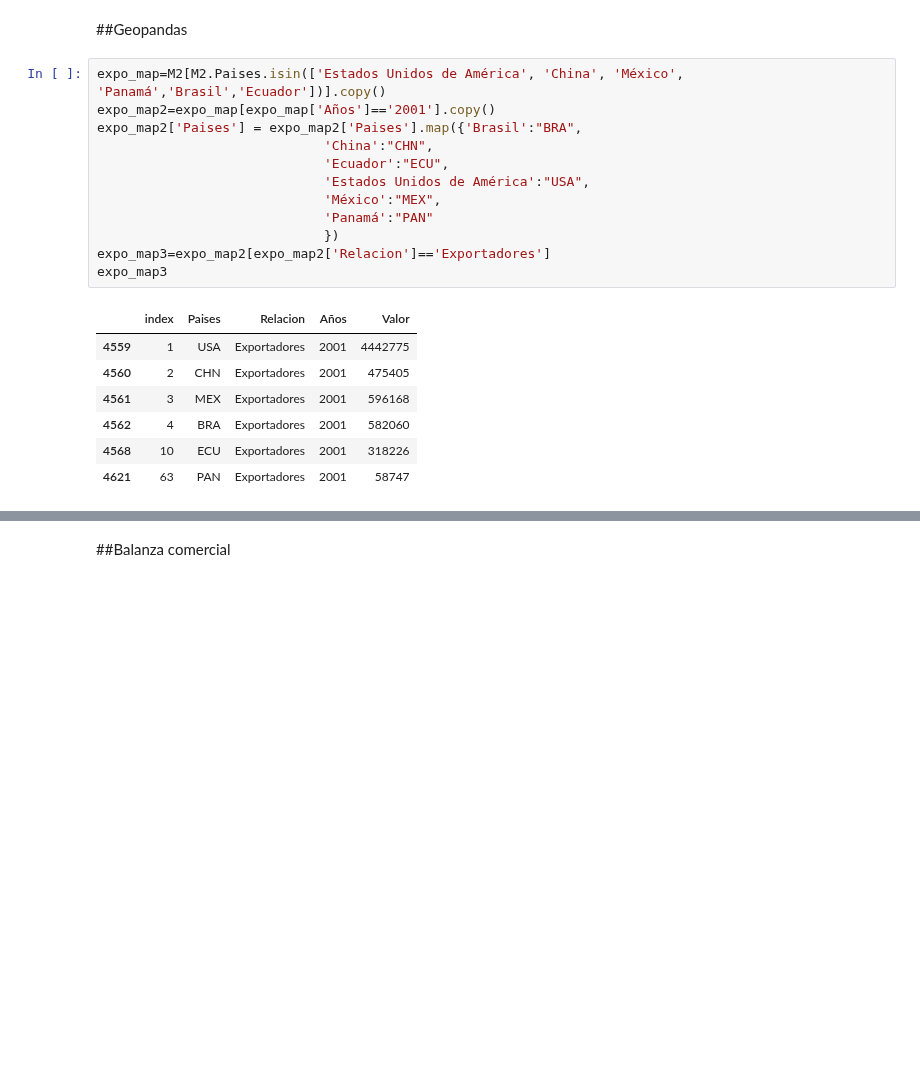
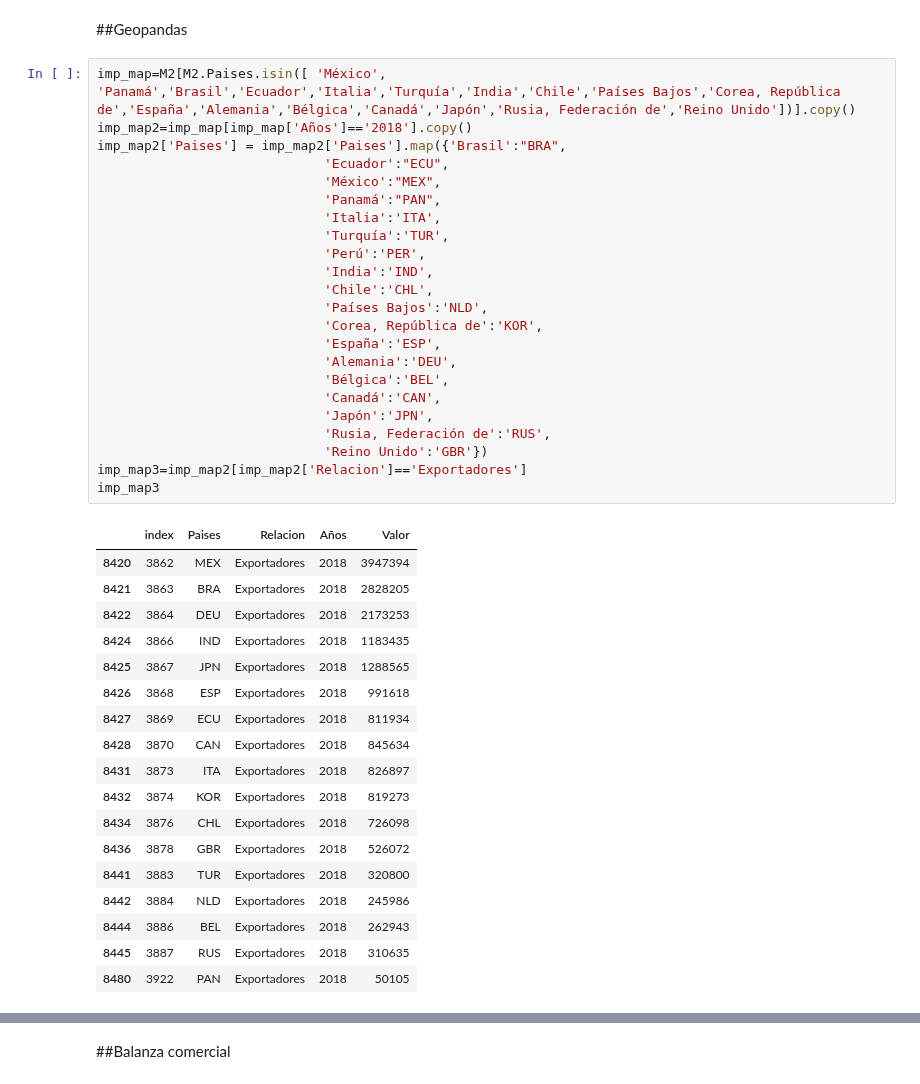
Before and after one commit to LuchoValr/Semillero, a Jupyter notebook: Proyecto_semillero_Avance1.ipynb, the cells around one changed output, grey strips where cells are left out. Cells and saved outputs as stored; diff of their text form; blank space fills up the shorter version.

```diff
--- a/Proyecto_semillero_Avance1.ipynb
+++ b/Proyecto_semillero_Avance1.ipynb
@@ -268,24 +268,46 @@ ax2.legend(['Tasa de desempleo de Colombia'],prop = {'size': 10},loc='upper left
 [figure]
 # %% [markdown]
 ##Geopandas
-# %%
-expo_map=M2[M2.Paises.isin(['Estados Unidos de América', 'China', 'México', 'Panamá','Brasil','Ecuador'])].copy()
-expo_map2=expo_map[expo_map['Años']=='2001'].copy()
-expo_map2['Paises'] = expo_map2['Paises'].map({'Brasil':"BRA",
-                             'China':"CHN",
-                             'Ecuador':"ECU",
-                             'Estados Unidos de América':"USA",
-                             'México':"MEX",
-                             'Panamá':"PAN"
-                             })
-expo_map3=expo_map2[expo_map2['Relacion']=='Exportadores']
-expo_map3
-# %% [output]
-|  | index | Paises | Relacion | Años | Valor |
-| 4559 | 1 | USA | Exportadores | 2001 | 4442775 |
-| 4560 | 2 | CHN | Exportadores | 2001 | 475405 |
-| 4561 | 3 | MEX | Exportadores | 2001 | 596168 |
-| 4562 | 4 | BRA | Exportadores | 2001 | 582060 |
-| 4568 | 10 | ECU | Exportadores | 2001 | 318226 |
-| 4621 | 63 | PAN | Exportadores | 2001 | 58747 |
+# %%
+imp_map=M2[M2.Paises.isin([ 'México', 'Panamá','Brasil','Ecuador','Italia','Turquía','India','Chile','Países Bajos','Corea, República de','España','Alemania','Bélgica','Canadá','Japón','Rusia, Federación de','Reino Unido'])].copy()
+imp_map2=imp_map[imp_map['Años']=='2018'].copy()
+imp_map2['Paises'] = imp_map2['Paises'].map({'Brasil':"BRA",
+                             'Ecuador':"ECU",
+                             'México':"MEX",
+                             'Panamá':"PAN",
+                             'Italia':'ITA',
+                             'Turquía':'TUR',
+                             'Perú':'PER',
+                             'India':'IND',
+                             'Chile':'CHL',
+                             'Países Bajos':'NLD',
+                             'Corea, República de':'KOR',
+                             'España':'ESP',
+                             'Alemania':'DEU',
+                             'Bélgica':'BEL',
+                             'Canadá':'CAN',
+                             'Japón':'JPN',
+                             'Rusia, Federación de':'RUS',
+                             'Reino Unido':'GBR'})
+imp_map3=imp_map2[imp_map2['Relacion']=='Exportadores']
+imp_map3
+# %% [output]
+|  | index | Paises | Relacion | Años | Valor |
+| 8420 | 3862 | MEX | Exportadores | 2018 | 3947394 |
+| 8421 | 3863 | BRA | Exportadores | 2018 | 2828205 |
+| 8422 | 3864 | DEU | Exportadores | 2018 | 2173253 |
+| 8424 | 3866 | IND | Exportadores | 2018 | 1183435 |
+| 8425 | 3867 | JPN | Exportadores | 2018 | 1288565 |
+| 8426 | 3868 | ESP | Exportadores | 2018 | 991618 |
+| 8427 | 3869 | ECU | Exportadores | 2018 | 811934 |
+| 8428 | 3870 | CAN | Exportadores | 2018 | 845634 |
+| 8431 | 3873 | ITA | Exportadores | 2018 | 826897 |
+| 8432 | 3874 | KOR | Exportadores | 2018 | 819273 |
+| 8434 | 3876 | CHL | Exportadores | 2018 | 726098 |
+| 8436 | 3878 | GBR | Exportadores | 2018 | 526072 |
+| 8441 | 3883 | TUR | Exportadores | 2018 | 320800 |
+| 8442 | 3884 | NLD | Exportadores | 2018 | 245986 |
+| 8444 | 3886 | BEL | Exportadores | 2018 | 262943 |
+| 8445 | 3887 | RUS | Exportadores | 2018 | 310635 |
+| 8480 | 3922 | PAN | Exportadores | 2018 | 50105 |
 # %%
```
Also changed, not shown: parts of 2 cells of this notebook.
